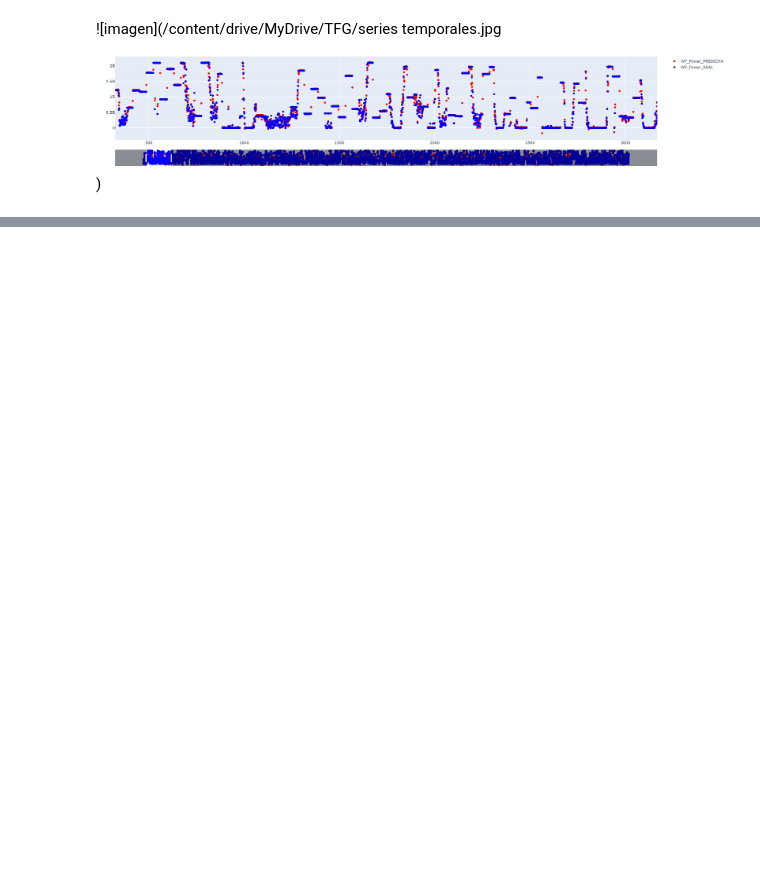
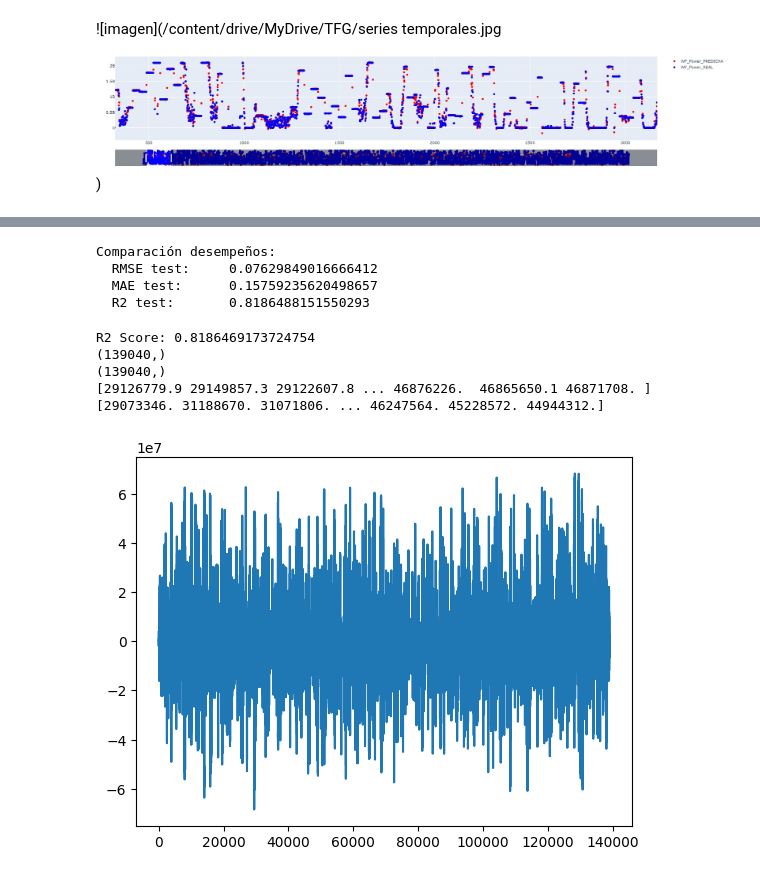
Before and after one commit to Lucia1009/TFG-Plataforma-para-la-prediccion-de-potencia-electrica-generada-en-parques-eolicos, a Jupyter notebook: modelos/Series_temporales.ipynb, the cells around one changed output, grey strips where cells are left out. Saved outputs shown, nothing was run; the diff lists cells and outputs as text; code cells hidden in the pictures; blank space fills up the shorter version.

Commit message:
Corregido error en la obtención de predicciones, añadida representación del resultado y probados varios parámetros para la red

```diff
--- a/modelos/Series_temporales.ipynb
+++ b/modelos/Series_temporales.ipynb
@@ -239,0 +421,65 @@ fig.write_html("serie_temporal.html")
+# %%
+# modelo.evaluate returns loss value and specified metrics
+loss_ts, mae_ts, mse_ts, r2_ts = modelo.evaluate(x=x_ts_s, y=y_ts_s, verbose=0)
+
+# Print the comparison of performance metrics
+print('Comparación desempeños:')
+print(f'  RMSE test:\t {mse_ts}')
+print(f'  MAE test:\t {mae_ts}')
+print(f'  R2 test:\t {r2_ts}')
+# %% [output]
+Comparación desempeños:
+  RMSE test:     0.07629849016666412
+  MAE test:      0.15759235620498657
+  R2 test:       0.8186488151550293
+# %%
+from sklearn.metrics import r2_score
+
+def desescalar(x_scaled, y_scaled, scaler_x, scaler_y, num_features=24):
+
+    # Inverse transform the relevant features using scaler_x
+    x_descaled = scaler_x.inverse_transform(x_scaled.reshape(-1, data_in['x_tr'].shape[2])).reshape(data_in['x_ts'].shape)
+
+    # Inverse transform y_scaled using scaler_y
+    y_descaled = scaler_y.inverse_transform(y_scaled.reshape(-1, 1)).flatten()
+
+    return x_descaled, y_descaled
+
+def predecir(x, model, scaler_x, scaler_y):
+
+   # Get scaled predictions
+    y_pred_s = model.predict(x, verbose=0)
+
+    # Descale predictions and targets
+    _, y_pred = desescalar(x, y_pred_s, scaler_x, scaler_y)
+
+    return y_pred
+
+y_ts_pred = predecir(x_ts_s, modelo, scaler_x, scaler_y)
+
+_, y_ts_reshaped = desescalar(x_ts_s, y_ts_s, scaler_x, scaler_y)
+
+# Calculate R2 score
+r2 = r2_score(y_ts_reshaped, y_ts_pred)
+
+print(f"R2 Score: {r2}")
+
+print(y_ts_reshaped.shape)
+print(y_ts_pred.shape)
+print(y_ts_reshaped)
+print(y_ts_pred)
+# %% [output]
+R2 Score: 0.8186469173724754
+(139040,)
+(139040,)
+[29126779.9 29149857.3 29122607.8 ... 46876226.  46865650.1 46871708. ]
+[29073346. 31188670. 31071806. ... 46247564. 45228572. 44944312.]
+# %%
+N = len(y_ts_pred)    # Número de predicciones (tamaño del set de prueba)
+ndato = np.linspace(1,N,N)
+
+# Cálculo de errores simples
+errores = y_ts.flatten()-y_ts_pred
+plt.plot(errores);
+# %% [output]
+[figure, added]
```
Also changed, not shown: parts of 14 cells of this notebook.
